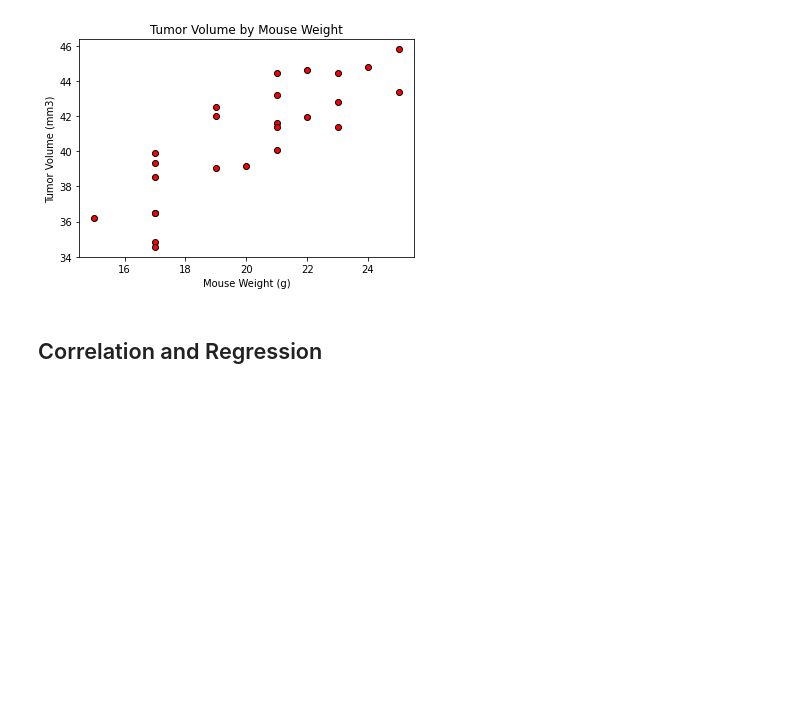
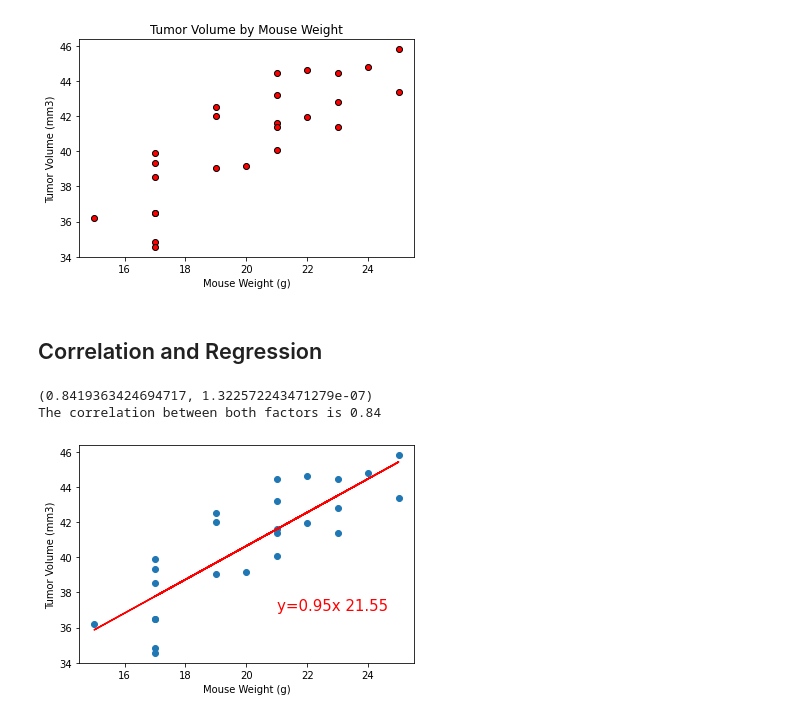
Before and after one commit to swdrich/matplotlib-challenge, a Jupyter notebook: Instructions/Pymaceuticals/pymaceuticals_starter.ipynb, the cells around one changed output. Drawn from its saved outputs; the diff is of its cells as text; code cells hidden in the pictures; blank space fills up the shorter version.

Commit message:
Completed linear regression.

```diff
--- a/Instructions/Pymaceuticals/pymaceuticals_starter.ipynb
+++ b/Instructions/Pymaceuticals/pymaceuticals_starter.ipynb
@@ -529,3 +529,24 @@ Text(0.5, 1.0, 'Tumor Volume by Mouse Weight')
 # %%
 # Calculate the correlation coefficient and linear regression model
 # for mouse weight and average tumor volume for the Capomulin regimen
+cap_corr = st.pearsonr(cap_df["weight"], cap_df["tumor_vol"])
+print(cap_corr)
+print(f"The correlation between both factors is {round(cap_corr[0],2)}")
+# %% [output]
+(0.8419363424694717, 1.322572243471279e-07)
+The correlation between both factors is 0.84
+# %%
+#compute linear regression
+x_values = cap_df["weight"]
+y_values = cap_df["tumor_vol"]
+(slope, intercept, rvalue, pvalue, stderr) = st.linregress(x_values, y_values)
+regress_values = x_values * slope + intercept
+line_eq = "y=" + str(round(slope,2)) + "x " + str(round(intercept,2))
+plt.scatter(x_values, y_values)
+plt.plot(x_values, regress_values, "r-")
+plt.annotate(line_eq, (21,37), fontsize=15, color="red")
+plt.xlabel("Mouse Weight (g)")
+plt.ylabel("Tumor Volume (mm3)")
+plt.show()
+# %% [output]
+[figure, added]
```
